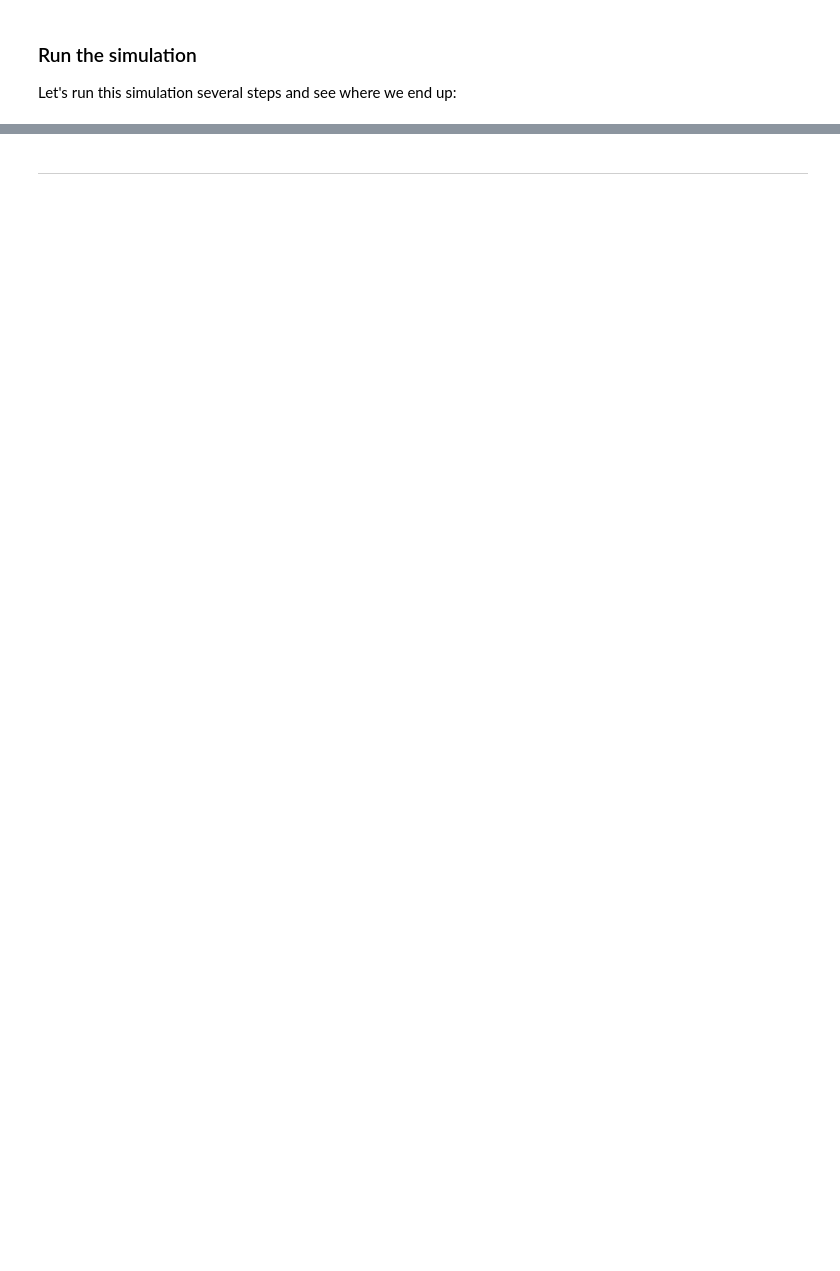
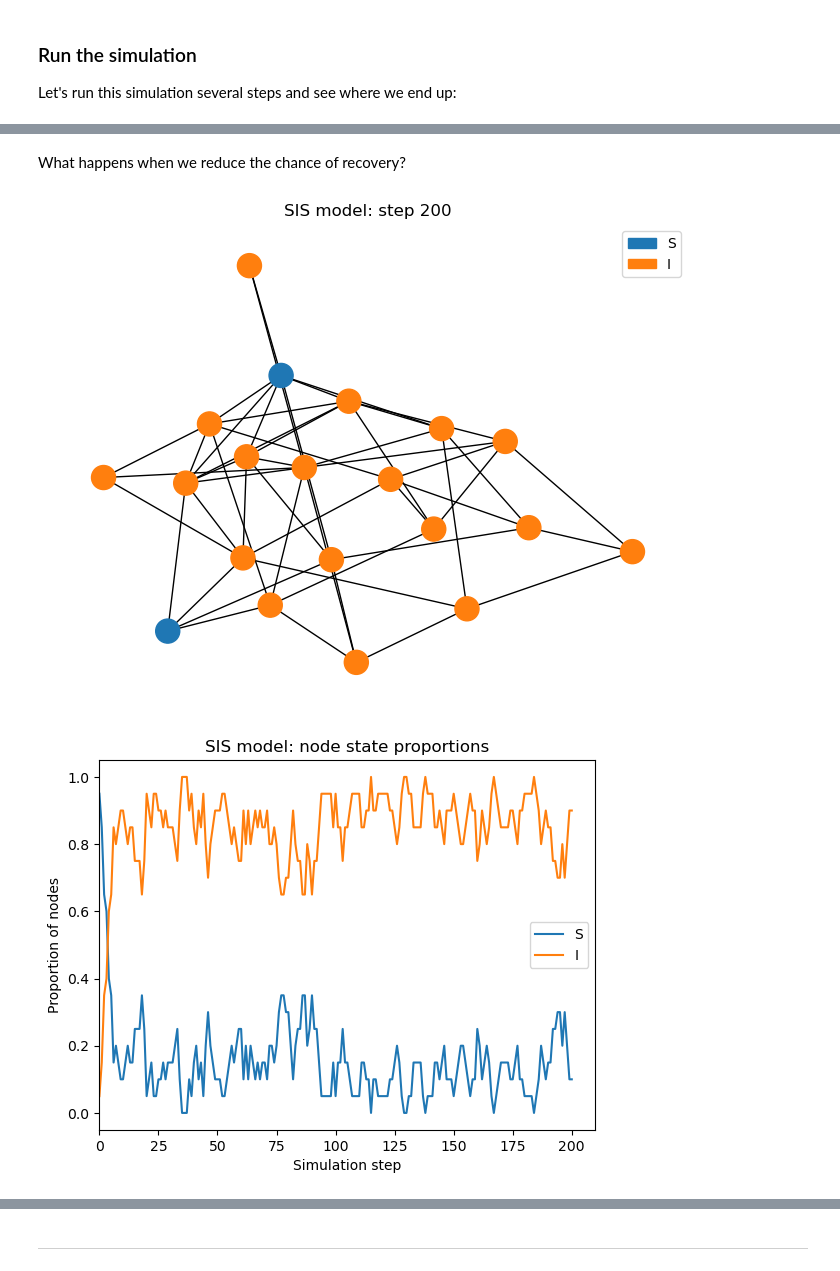
Before and after one commit to daniprec/BAM-Applied-Math-Lab, a Jupyter notebook: sessions/s08_networks_complex/networkx_dynamics.ipynb, the cells around one changed output, grey strips where cells are left out. Saved outputs shown, nothing was run; the diff lists cells and outputs as text; code cells hidden in the pictures; blank space fills up the shorter version.

```diff
--- a/sessions/s08_networks_complex/networkx_dynamics.ipynb
+++ b/sessions/s08_networks_complex/networkx_dynamics.ipynb
@@ -136,0 +138,26 @@ Now go back, adjust the `BETA` and `MU` parameter values, and see how the steady
+# %% [markdown]
+What happens when we reduce the chance of recovery?
+# %%
+# Random graph with n nodes and m edges
+G = nx.gnm_random_graph(n=20, m=50)
+
+# Reinitialize the simulation
+sim = Simulation(
+    G, initial_state, state_transition, gamma=0.05, beta=0.1, name="SIS model"
+)
+
+# Run the simulation
+sim.run(200)
+
+# Draw the graph
+sim.draw()
+plt.show()
+plt.close()
+
+# Draw the evolution of the number of infected nodes
+sim.plot()
+plt.show()
+plt.close()
+# %% [output]
+[figure, added]
+[figure, added]
```
Also changed, not shown: parts of 19 cells of this notebook, 1 other file.
